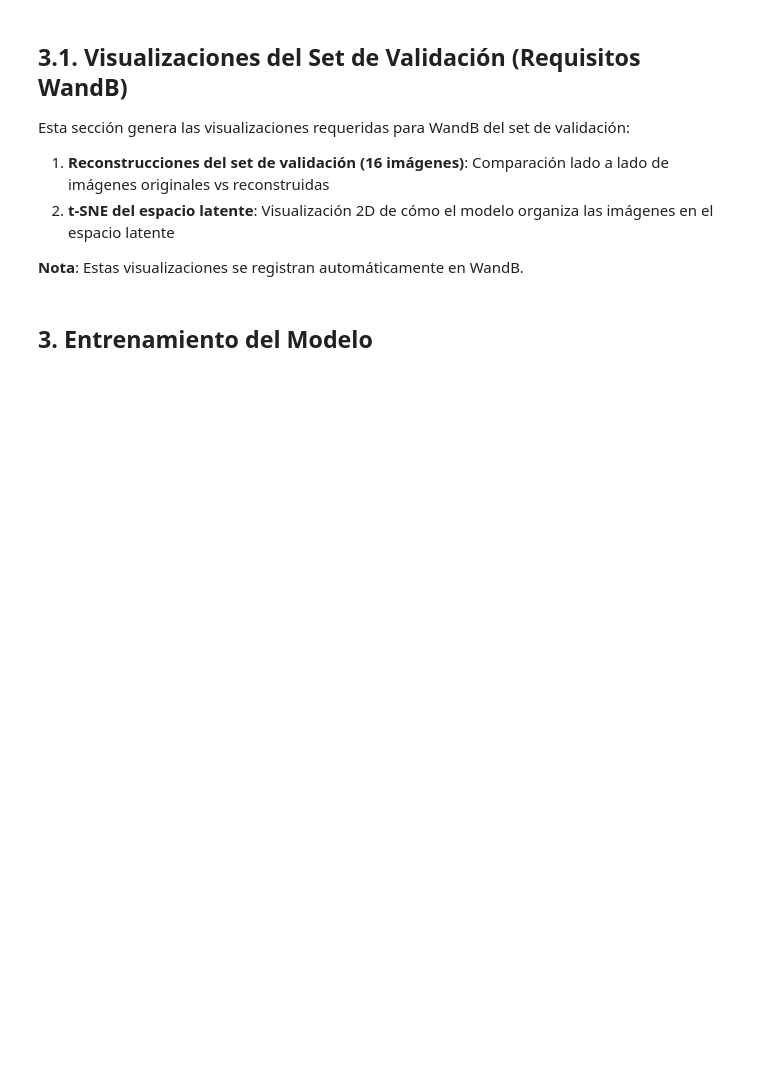
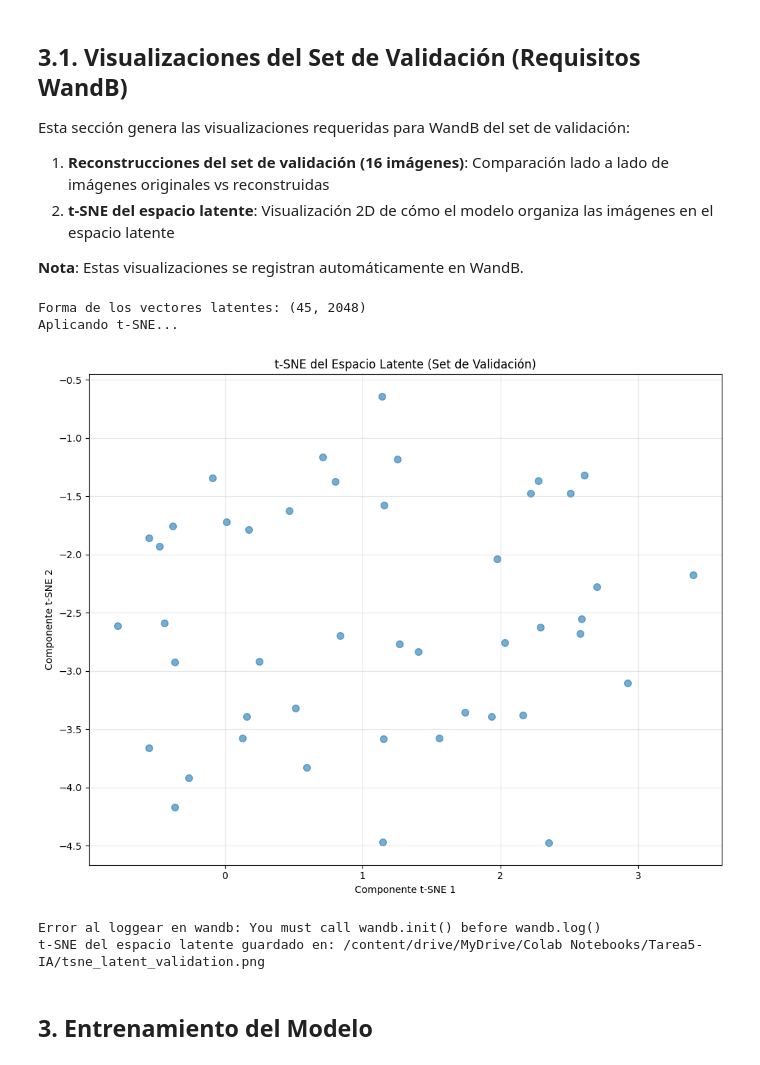
Before and after one commit to davidacunalopez/TAR5IA-Imagenes-generativas, a Jupyter notebook: Tarea05.ipynb, the cells around one changed output. Drawn from its saved outputs; the diff is of its cells as text; code cells hidden in the pictures; blank space fills up the shorter version.

```diff
--- a/Tarea05.ipynb
+++ b/Tarea05.ipynb
@@ -932,5 +956,61 @@ Esta sección genera las visualizaciones requeridas para WandB del set de valida
 # %%
-# Visualización t-SNE del espacio latente del set de validaciónfrom sklearn.manifold import TSNE# Concatenar todos los vectores latentesif val_latent_vectors:    all_latent_vectors = np.concatenate(val_latent_vectors, axis=0)        print(f\"Forma de los vectores latentes: {all_latent_vectors.shape}\")    print(\"Aplicando t-SNE...\")        # Aplicar t-SNE (reducir a 2D para visualización)    tsne = TSNE(n_components=2, random_state=42, perplexity=min(30, len(all_latent_vectors)-1))    latent_2d = tsne.fit_transform(all_latent_vectors)        # Visualizar t-SNE    plt.figure(figsize=(10, 8))    plt.scatter(latent_2d[:, 0], latent_2d[:, 1], alpha=0.6, s=50)    plt.title('t-SNE del Espacio Latente (Set de Validación)')    plt.xlabel('Componente t-SNE 1')    plt.ylabel('Componente t-SNE 2')    plt.grid(True, alpha=0.3)    plt.tight_layout()    tsne_path = os.path.join(DRIVE_BASE_PATH, 'tsne_latent_validation.png')    plt.savefig(tsne_path)    plt.show()        # Loggear en wandb    wandb.log({        \"val/tsne_latent\": wandb.Image(tsne_path)    })    print(\"t-SNE del espacio latente guardado en wandb\")else:    print(\"No se pudieron extraer vectores latentes. Verifica que el modelo tenga método encode().\")
+# Visualización t-SNE del espacio latente del set de validación
+from sklearn.manifold import TSNE
+
+# Concatenar todos los vectores latentes
+if val_latent_vectors:
+    all_latent_vectors = np.concatenate(val_latent_vectors, axis=0)
+
+    print(f"Forma de los vectores latentes: {all_latent_vectors.shape}")
+    print("Aplicando t-SNE...")
+
+    # Aplicar t-SNE (reducir a 2D para visualización)
+    # Asegurarse de que perplexity sea menor que el número de muestras
+    perplexity_val = min(30, len(all_latent_vectors) - 1)
+    if perplexity_val <= 0: # Handle case with very few samples
+        print("No hay suficientes muestras para t-SNE con perplexity > 0.")
+    else:
+        tsne = TSNE(n_components=2, random_state=42, perplexity=perplexity_val)
+        latent_2d = tsne.fit_transform(all_latent_vectors)
+
+        # Visualizar t-SNE
+        plt.figure(figsize=(10, 8))
+        plt.scatter(latent_2d[:, 0], latent_2d[:, 1], alpha=0.6, s=50)
+        plt.title('t-SNE del Espacio Latente (Set de Validación)')
+        plt.xlabel('Componente t-SNE 1')
+        plt.ylabel('Componente t-SNE 2')
+        plt.grid(True, alpha=0.3)
+        plt.tight_layout()
+        tsne_path = os.path.join(DRIVE_BASE_PATH, 'tsne_latent_validation.png')
+        plt.savefig(tsne_path)
+        plt.show()
+
+        # Loggear en wandb (verificar si wandb_logger está definido)
+        try:
+            if 'wandb_logger' in globals() and wandb_logger is not None:
+                wandb_logger.experiment.log({
+                    "val/tsne_latent": wandb.Image(tsne_path)
+                })
+                print("t-SNE del espacio latente guardado en wandb")
+            elif 'wandb' in globals():
+                wandb.log({
+                    "val/tsne_latent": wandb.Image(tsne_path)
+                })
+                print("t-SNE del espacio latente guardado en wandb")
+            else:
+                print("t-SNE del espacio latente guardado en:", tsne_path)
+                print("Nota: wandb_logger no está definido. Ejecuta primero la celda de entrenamiento para habilitar el logging.")
+        except Exception as e:
+            print(f"Error al loggear en wandb: {e}")
+            print("t-SNE del espacio latente guardado en:", tsne_path)
+else:
+    print("No se pudieron extraer vectores latentes. Verifica que el modelo tenga método encode().")
+# %% [output]
+Forma de los vectores latentes: (45, 2048)
+Aplicando t-SNE...
+[figure, added]
+Error al loggear en wandb: You must call wandb.init() before wandb.log()
+t-SNE del espacio latente guardado en: /content/drive/MyDrive/Colab Notebooks/Tarea5-IA/tsne_latent_validation.png
 # %% [markdown]
 ## 3. Entrenamiento del Modelo
 # %%
```
Also changed, not shown: parts of 12 cells of this notebook, 1 other file.
